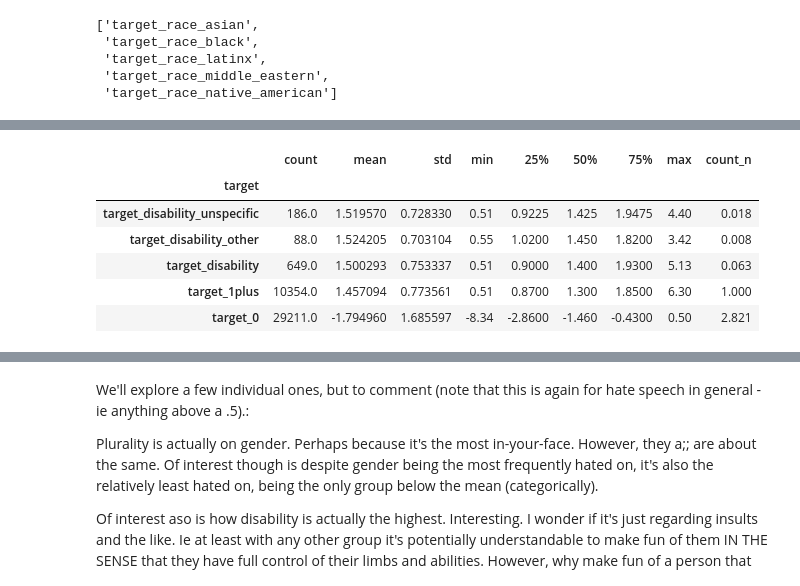
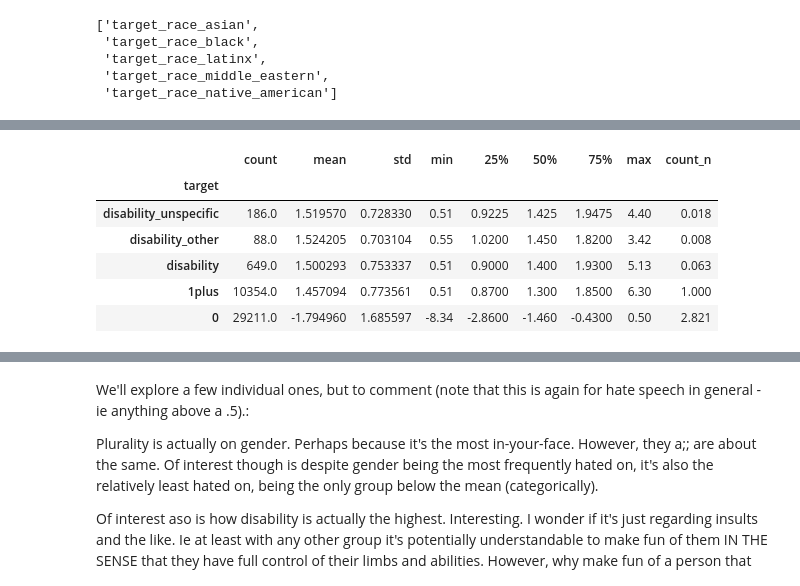
Before and after one commit to bwolff26/capstone_malevonce_prevention, a Jupyter notebook: code/eda_i.ipynb, the cells around one changed output, grey strips where cells are left out. Cells and saved outputs as stored; diff of their text form; code cells hidden in the pictures.

```diff
--- a/code/eda_i.ipynb
+++ b/code/eda_i.ipynb
@@ -65,16 +72,16 @@ target_df.append(df.loc[(df['hate_rank']!=0),'hate_speech_score'].describe())
 target_df.append(df.loc[(df['hate_rank']==0),'hate_speech_score'].describe())
 # %%
 try_df = pd.DataFrame(target_df)
-try_df['target'] = targets
+try_df['target'] = [i[7:] for i in targets] #Eh, gets the job done.
 try_df.set_index('target', inplace=True)
 try_df['count_n'] = round(try_df['count']/10354, 3) #Hmm, let's add a normalization:
 try_df.tail()
 # %% [output]
 |  | count | mean | std | min | 25% | 50% | 75% | max | count_n |
 | target |  |  |  |  |  |  |  |  |  |
-| target_disability_unspecific | 186.0 | 1.519570 | 0.728330 | 0.51 | 0.9225 | 1.425 | 1.9475 | 4.40 | 0.018 |
-| target_disability_other | 88.0 | 1.524205 | 0.703104 | 0.55 | 1.0200 | 1.450 | 1.8200 | 3.42 | 0.008 |
-| target_disability | 649.0 | 1.500293 | 0.753337 | 0.51 | 0.9000 | 1.400 | 1.9300 | 5.13 | 0.063 |
-| target_1plus | 10354.0 | 1.457094 | 0.773561 | 0.51 | 0.8700 | 1.300 | 1.8500 | 6.30 | 1.000 |
-| target_0 | 29211.0 | -1.794960 | 1.685597 | -8.34 | -2.8600 | -1.460 | -0.4300 | 0.50 | 2.821 |
+| disability_unspecific | 186.0 | 1.519570 | 0.728330 | 0.51 | 0.9225 | 1.425 | 1.9475 | 4.40 | 0.018 |
+| disability_other | 88.0 | 1.524205 | 0.703104 | 0.55 | 1.0200 | 1.450 | 1.8200 | 3.42 | 0.008 |
+| disability | 649.0 | 1.500293 | 0.753337 | 0.51 | 0.9000 | 1.400 | 1.9300 | 5.13 | 0.063 |
+| 1plus | 10354.0 | 1.457094 | 0.773561 | 0.51 | 0.8700 | 1.300 | 1.8500 | 6.30 | 1.000 |
+| 0 | 29211.0 | -1.794960 | 1.685597 | -8.34 | -2.8600 | -1.460 | -0.4300 | 0.50 | 2.821 |
 # %%
```
Also changed, not shown: parts of 25 cells of this notebook, 13 other files.
